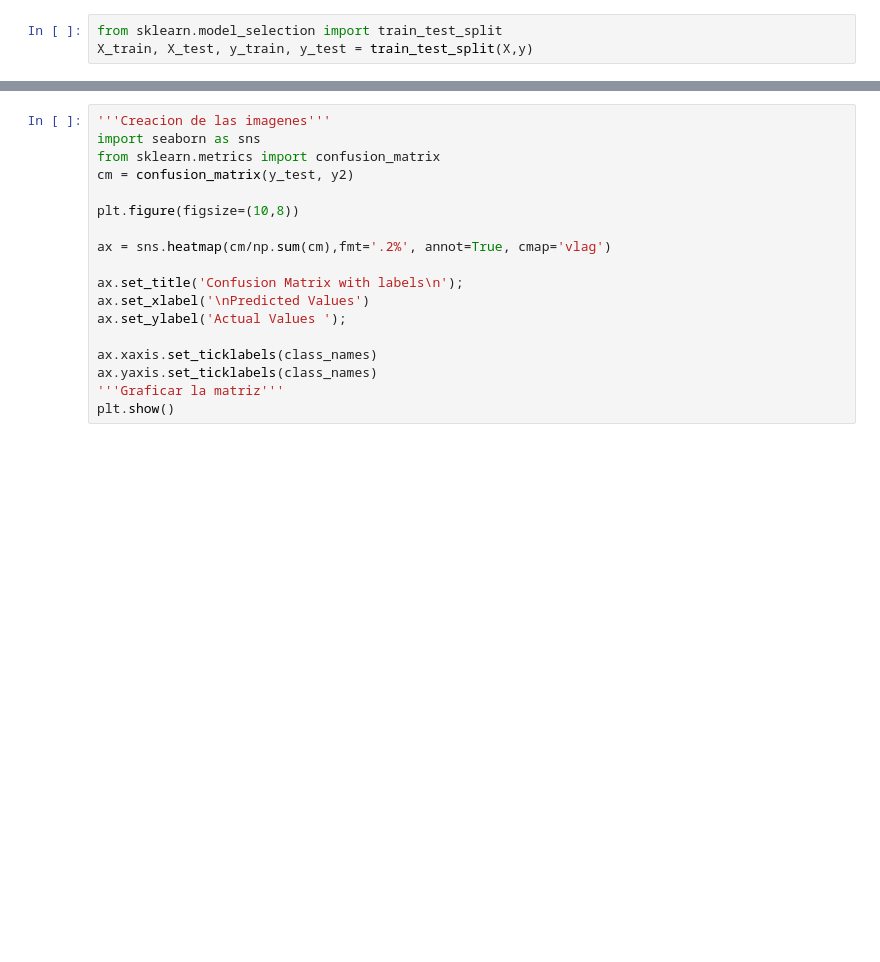
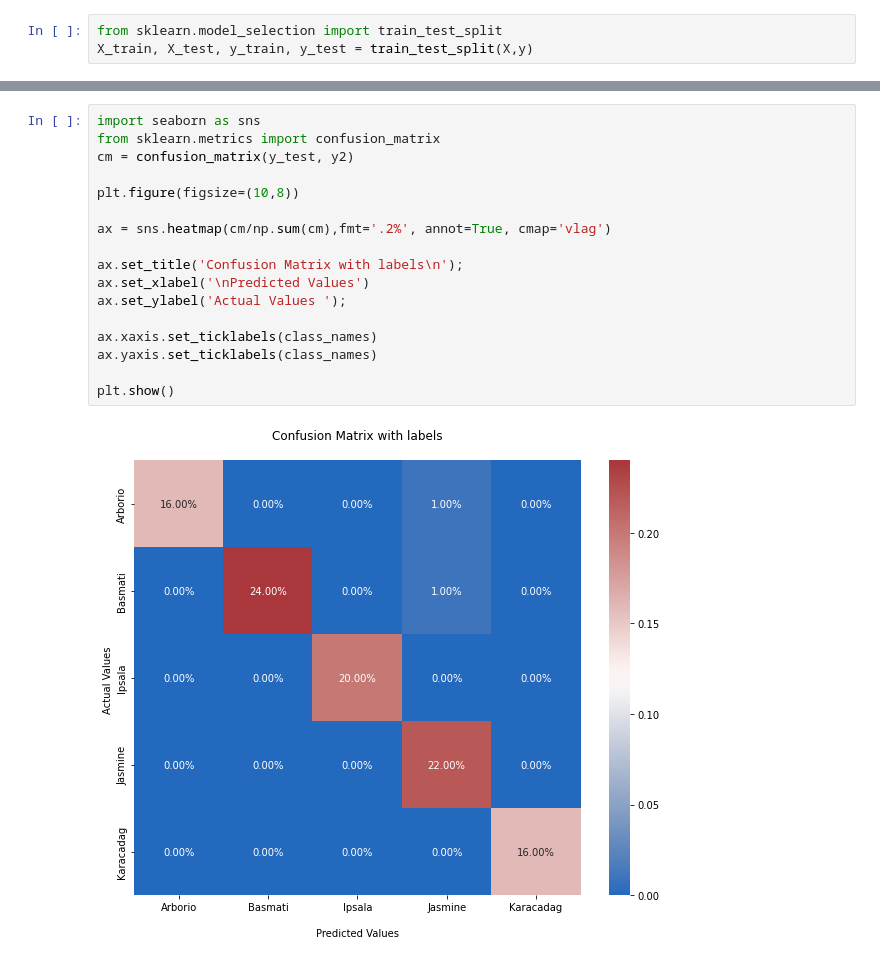
Before and after one commit to bsponce1/modelo3, a Jupyter notebook: SVM_polynomial.ipynb, the cells around one changed output, grey strips where cells are left out. Cells and saved outputs as stored; diff of their text form; blank space fills up the shorter version.

```diff
--- a/SVM_polynomial.ipynb
+++ b/SVM_polynomial.ipynb
@@ -234,18 +225,19 @@ print('Recall (Polynomial Kernel): ', "%.2f" % (poly_recall*100))
 # %%
-'''Creacion de las imagenes'''
 import seaborn as sns
 from sklearn.metrics import confusion_matrix
 cm = confusion_matrix(y_test, y2)
 
 plt.figure(figsize=(10,8))
 
 ax = sns.heatmap(cm/np.sum(cm),fmt='.2%', annot=True, cmap='vlag')
 
 ax.set_title('Confusion Matrix with labels\n');
 ax.set_xlabel('\nPredicted Values')
 ax.set_ylabel('Actual Values ');
 
 ax.xaxis.set_ticklabels(class_names)
 ax.yaxis.set_ticklabels(class_names)
-'''Graficar la matriz'''
+
 plt.show()
+# %% [output]
+[figure, added]
```
Also changed, not shown: parts of 25 cells of this notebook.
